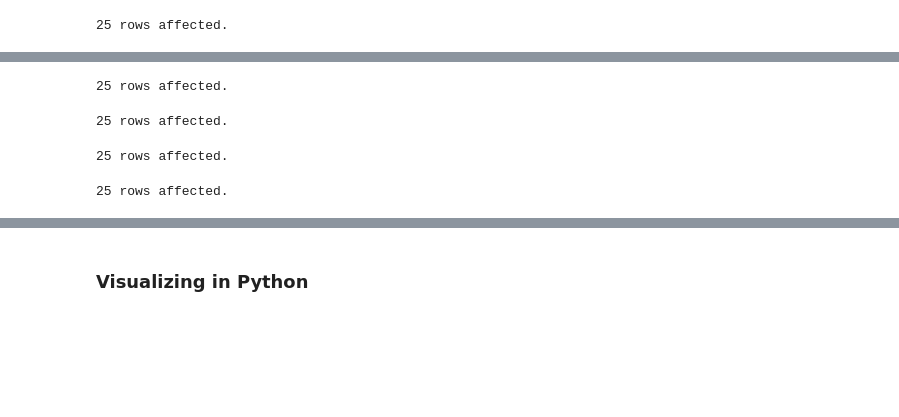
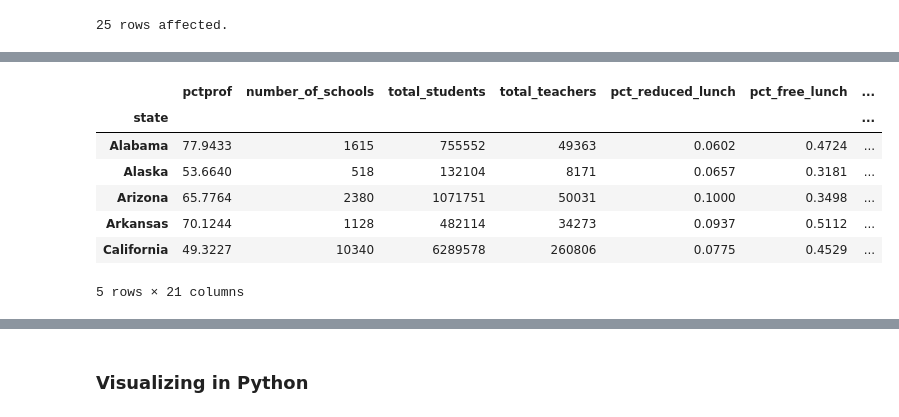
Before and after one commit to ameliachu/usElementaryRLAscores, a Jupyter notebook: Final_Project_Clean_1202.ipynb, the cells around one changed output, grey strips where cells are left out. Cells and saved outputs as stored; diff of their text form; code cells hidden in the pictures; blank space fills up the shorter version.

```diff
--- a/Final_Project_Clean_1202.ipynb
+++ b/Final_Project_Clean_1202.ipynb
@@ -434,28 +495,0 @@ GROUP BY ST.name \
-# %%
-pct_White = %%sql \
-SELECT ST.totWhite/ST.totstudent \
-FROM stateinfo ST inner join school S on upper(S.state) = upper(ST.name) \
-GROUP BY ST.name \
-# %% [output]
-25 rows affected.
-# %%
-total_teachers = %%sql \
-SELECT ST.totTeach \
-FROM stateinfo ST inner join school S on upper(S.state) = upper(ST.name) \
-GROUP BY ST.name \
-# %% [output]
-25 rows affected.
-# %%
-total_male = %%sql \
-SELECT ST.totmale \
-FROM stateinfo ST inner join school S on upper(S.state) = upper(ST.name) \
-GROUP BY ST.name \
-# %% [output]
-25 rows affected.
-# %%
-pct_male = %%sql \
-SELECT ST.totmale/ST.totstudent as pct_male  \
-FROM stateinfo ST inner join school S on upper(S.state) = upper(ST.name) \
-GROUP BY ST.name \
-# %% [output]
-25 rows affected.
@@ -461,0 +527,11 @@ GROUP BY ST.name \
+# %%
+corr2.head()
+# %% [output]
+|  | pctprof | number_of_schools | total_students | total_teachers | pct_reduced_lunch | pct_free_lunch | ... |
+| state |  |  |  |  |  |  | ... |
+| Alabama | 77.9433 | 1615 | 755552 | 49363 | 0.0602 | 0.4724 | ... |
+| Alaska | 53.6640 | 518 | 132104 | 8171 | 0.0657 | 0.3181 | ... |
+| Arizona | 65.7764 | 2380 | 1071751 | 50031 | 0.1000 | 0.3498 | ... |
+| Arkansas | 70.1244 | 1128 | 482114 | 34273 | 0.0937 | 0.5112 | ... |
+| California | 49.3227 | 10340 | 6289578 | 260806 | 0.0775 | 0.4529 | ... |
+5 rows × 21 columns
```
Also changed, not shown: parts of 62 cells of this notebook.
